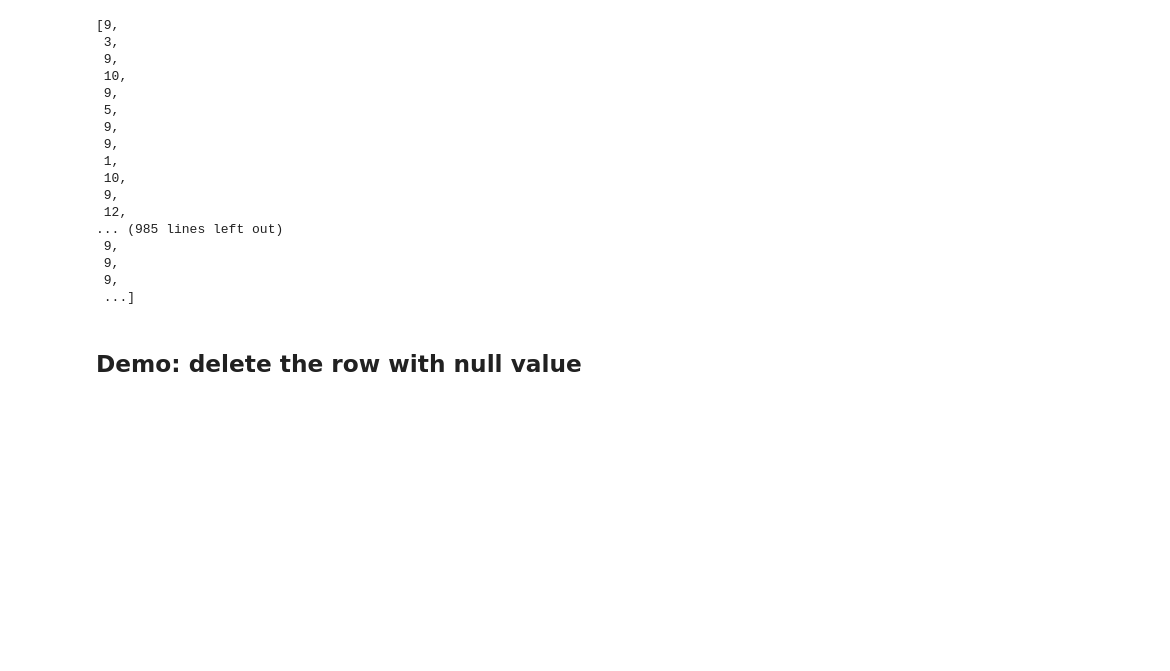
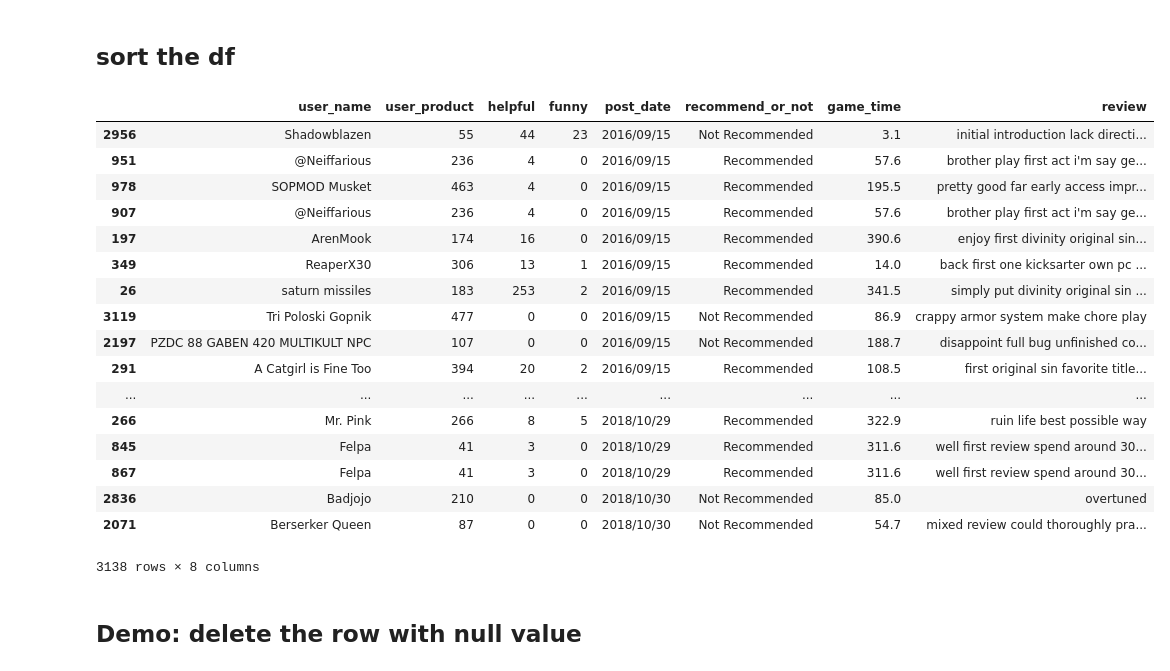
Before and after one commit to taokz/Web-Mining, a Jupyter notebook: Steam Data Analysis/Data_Analysis.ipynb, the cells around one changed output. Saved outputs shown, nothing was run; the diff lists cells and outputs as text; code cells hidden in the pictures; blank space fills up the shorter version.

Commit message:
upload the assignment on Machine Learning and update the game review code

```diff
--- a/Steam Data Analysis/Data_Analysis.ipynb
+++ b/Steam Data Analysis/Data_Analysis.ipynb
@@ -92,0 +150,13 @@ def monthToNum(shortMonth):
+# %%
+# 单独提出一行
+from datetime import datetime
+print(date_lst[0])
+temp=date_lst[0].split(',')
+#temp.append(' 2018')
+print(temp)
+date_list=''.join(temp)
+print(date_list)
+type(date_list)
+#datetime('Feb 15 2010', "%b %d %Y").strftime("%d/%m/%Y")
+conv=time.strptime(date_list,"%B %d %Y")
+time.strftime("%Y/%m/%d",conv)
@@ -93,29 +177,46 @@ def monthToNum(shortMonth):
+# %%
+date_list=[]
+for i in range(len(df)):
+    temp=date_lst[i].split(',')
+    if len(temp)==1:
+        temp.append(' 2018')
+    if len(temp)==2:
+        date_temp=''.join(temp)
+        conv=time.strptime(date_temp,"%B %d %Y")
+        date_temp2=time.strftime("%Y/%m/%d",conv)
+        date_list.append(date_temp2)
+date_list
+df["post_date"]=date_list
 # %%
-new_date_lst=[]
-for i in range(1,len(date_lst)):
-    if date_lst[i].split(' ')[0] in month_lst:
-        new_date_lst.append(monthToNum(date_lst[i].split(' ')[0]))
-new_date_lst
+# new_date_lst=[]
+# for i in range(1,len(date_lst)):
+#     if date_lst[i].split(' ')[0] in month_lst:
+#         new_date_lst.append(monthToNum(date_lst[i].split(' ')[0]))
-# %% [output]
-[9,
- 3,
- 9,
- 10,
- 9,
- 5,
- 9,
- 9,
- 1,
- 10,
- 9,
- 12,
-... (985 lines left out)
- 9,
- 9,
- 9,
- ...]
 # %%
 #df = pd.read_csv('C:/Users/yongk/Documents/PythonLearning/Steam Data Analysis/Data/game_data_all_v2.csv')
+# %% [markdown]
+## sort the df
+# %%
+df.sort_values(by='post_date')
+# %% [output]
+|  | user_name | user_product | helpful | funny | post_date | recommend_or_not | game_time | review |
+| 2956 | Shadowblazen | 55 | 44 | 23 | 2016/09/15 | Not Recommended | 3.1 | initial introduction lack directi... |
+| 951 | @Neiffarious | 236 | 4 | 0 | 2016/09/15 | Recommended | 57.6 | brother play first act i'm say ge... |
+| 978 | SOPMOD Musket | 463 | 4 | 0 | 2016/09/15 | Recommended | 195.5 | pretty good far early access impr... |
+| 907 | @Neiffarious | 236 | 4 | 0 | 2016/09/15 | Recommended | 57.6 | brother play first act i'm say ge... |
+| 197 | ArenMook | 174 | 16 | 0 | 2016/09/15 | Recommended | 390.6 | enjoy first divinity original sin... |
+| 349 | ReaperX30 | 306 | 13 | 1 | 2016/09/15 | Recommended | 14.0 | back first one kicksarter own pc ... |
+| 26 | saturn missiles | 183 | 253 | 2 | 2016/09/15 | Recommended | 341.5 | simply put divinity original sin ... |
+| 3119 | Tri Poloski Gopnik | 477 | 0 | 0 | 2016/09/15 | Not Recommended | 86.9 | crappy armor system make chore play |
+| 2197 | PZDC 88 GABEN 420 MULTIKULT NPC | 107 | 0 | 0 | 2016/09/15 | Not Recommended | 188.7 | disappoint full bug unfinished co... |
+| 291 | A Catgirl is Fine Too | 394 | 20 | 2 | 2016/09/15 | Recommended | 108.5 | first original sin favorite title... |
+| ... | ... | ... | ... | ... | ... | ... | ... | ... |
+| 266 | Mr. Pink | 266 | 8 | 5 | 2018/10/29 | Recommended | 322.9 | ruin life best possible way |
+| 845 | Felpa | 41 | 3 | 0 | 2018/10/29 | Recommended | 311.6 | well first review spend around 30... |
+| 867 | Felpa | 41 | 3 | 0 | 2018/10/29 | Recommended | 311.6 | well first review spend around 30... |
+| 2836 | Badjojo | 210 | 0 | 0 | 2018/10/30 | Not Recommended | 85.0 | overtuned |
+| 2071 | Berserker Queen | 87 | 0 | 0 | 2018/10/30 | Not Recommended | 54.7 | mixed review could thoroughly pra... |
+3138 rows × 8 columns
 # %% [markdown]
 ## Demo: delete the row with null value
 # %%
```
Also changed, not shown: parts of 14 cells of this notebook, 44 other files.
